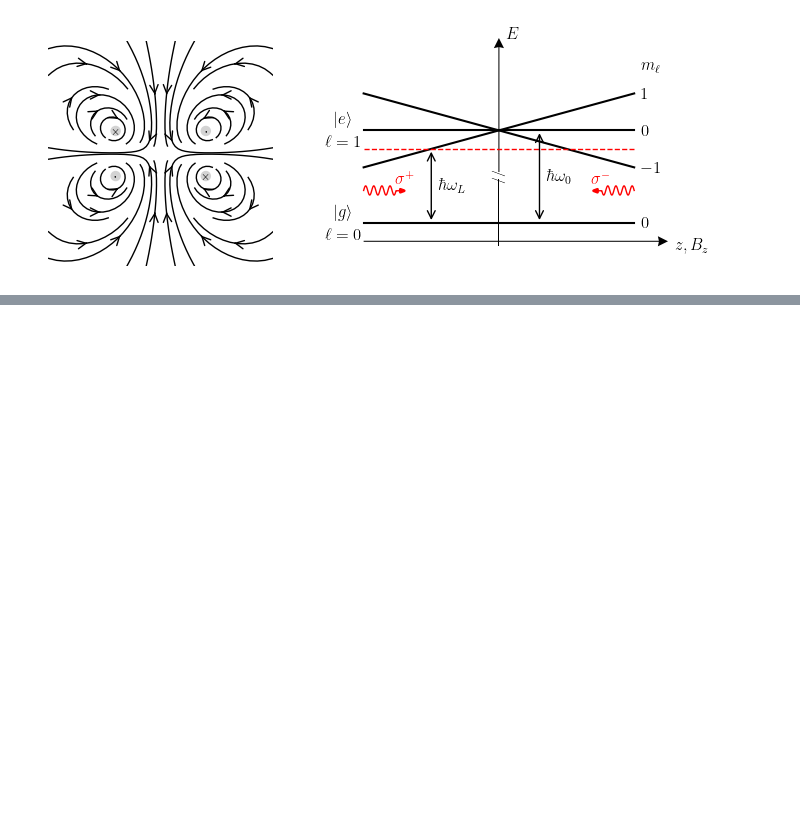
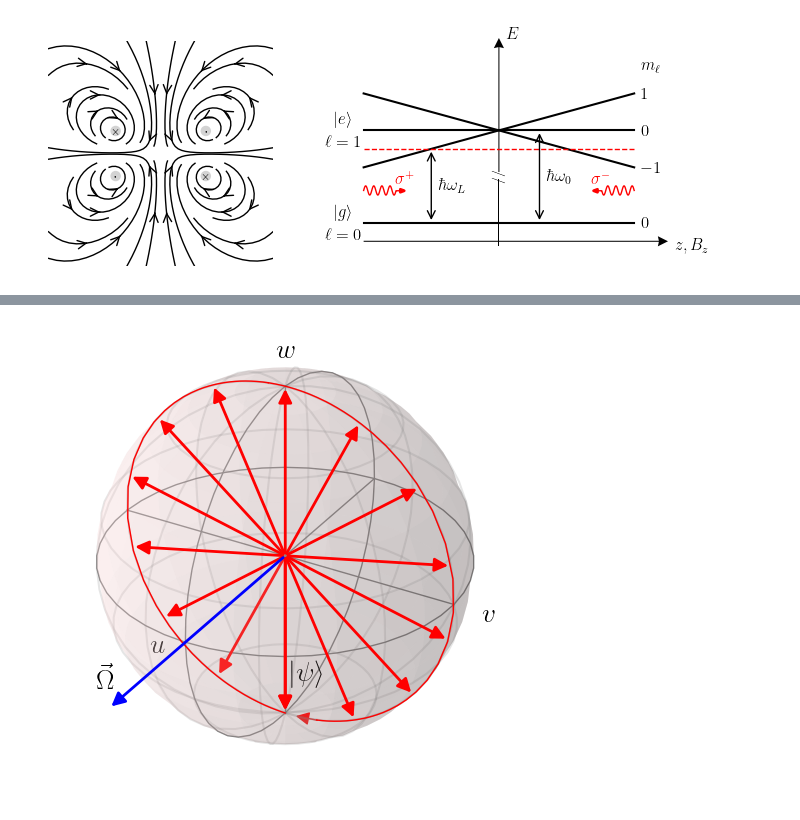
Before and after one commit to fsch-d/fsch-d.github.io, a Jupyter notebook: phys4343/_figuresmod8.ipynb, the cells around one changed output, grey strips where cells are left out. Saved outputs shown, nothing was run; the diff lists cells and outputs as text; code cells hidden in the pictures; blank space fills up the shorter version.

```diff
--- a/phys4343/_figuresmod8.ipynb
+++ b/phys4343/_figuresmod8.ipynb
@@ -1124,0 +1174,54 @@ plt.show()
+# %%
+import numpy as np
+import matplotlib.pyplot as plt
+import qutip as qt
+from qutip import Bloch
+from mpl_toolkits.mplot3d import Axes3D
+
+# --- Set up plot styling ---
+plt.rcParams['text.usetex'] = True
+plt.rcParams['font.family'] = 'serif'
+plt.rcParams['font.size'] = 14
+
+fig = plt.figure(figsize=(6, 6))
+
+ax = fig.add_subplot(111, projection='3d')
+
+
+b = Bloch(axes=ax)
+b.add_states([qt.basis(2, 1), 1.3* (qt.basis(2, 0) + 1*qt.basis(2, 1)).unit()])
+b.vector_color = ['r', 'b']
+b.vector_width = 2
+start_point = qt.basis(2, 1)
+mid_point = (qt.basis(2, 0) - 0.05j * qt.basis(2, 1)).unit()
+end_point = (0.1*qt.basis(2, 0) + 1j * qt.basis(2, 1)).unit()
+b.add_arc(start_point, mid_point, fmt="r", zorder=10, lw=1)
+b.add_arc(mid_point, end_point, fmt="r", zorder=10, lw=1)
+
+# Using QuTiP's built-in state evolution
+# Rabi oscillation with detuning
+H = -1*qt.sigmax()  # Hamiltonian (Pauli X)
+psi0 = qt.basis(2, 1)  # Initial state |0⟩
+times = np.linspace(0, 2*np.pi, 15)
+result = qt.sesolve(H.unit(), psi0, times)
+
+b.add_states(result.states, colors='r')
+
+
+b.xlabel = ['','']
+b.ylabel = [r'$v$','']
+b.zlabel = [r'$w$','']
+b.render()
+
+new_arrowhead = qt.bloch.Arrow3D(xs=[0.22, 0.05], ys=[0, 0], zs=[-0.978, -1],
+                    mutation_scale=b.vector_mutation,
+                    lw=1, arrowstyle=b.vector_style, color='r', zorder=15)
+ax.add_artist(new_arrowhead)
+ax.text(-.1,-1.1,0,r'$u$',ha='center', va='center', fontsize='20')
+ax.text(-.15,-1.5,0,r'$\vec{\Omega}$',ha='center', va='center', fontsize='20')
+ax.text(.15,0,-.7,r'$|\psi\rangle$',ha='center', va='center', fontsize='20')
+
+
+plt.show()
+# %% [output]
+[figure, added]
```
Also changed, not shown: parts of 4 cells of this notebook, 13 other files.
